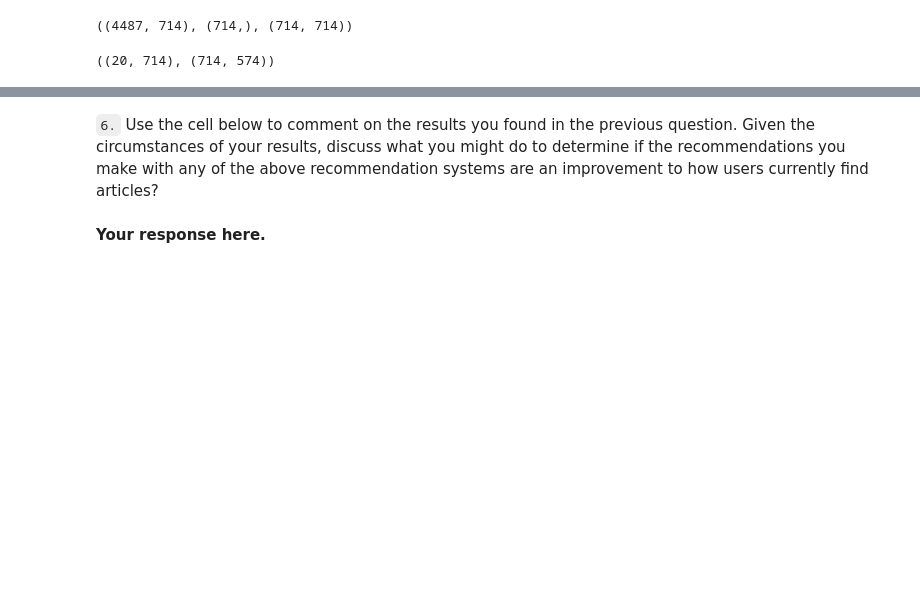
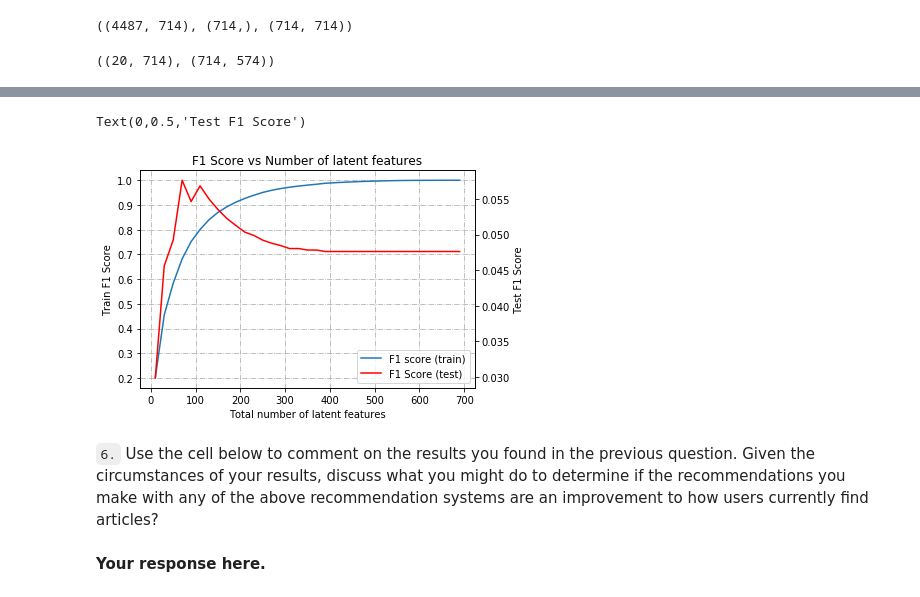
Before and after one commit to anishreddy3/Udacity_Recommendations_IBM, a Jupyter notebook: Recommendations_with_IBM.ipynb, the cells around one changed output, grey strips where cells are left out. Saved outputs shown, nothing was run; the diff lists cells and outputs as text; code cells hidden in the pictures; blank space fills up the shorter version.

```diff
--- a/Recommendations_with_IBM.ipynb
+++ b/Recommendations_with_IBM.ipynb
@@ -796,3 +838,22 @@ f1_test = []
+# %%
+fig, axis1 = plt.subplots()
+axis2 = axis1.twinx()
+
+axis1.plot(num_latent_features, f1_score_train, label = 'F1 score (train)')
+axis2.plot(num_latent_features, f1_score_test, color = 'red', label = 'F1 Score (test)')
+
+handler1, label1 = axis1.get_legend_handles_labels()
+handler2, label2 = axis2.get_legend_handles_labels()
+
+axis1.legend(handler1 + handler2, label1 + label2)
+axis1.set_title('F1 Score vs Number of latent features')
+axis1.grid(linestyle = '-.')
+axis1.set_xlabel('Total number of latent features')
+axis1.set_ylabel('Train F1 Score')
+axis2.set_ylabel('Test F1 Score')
+# %% [output]
+Text(0,0.5,'Test F1 Score')
+[figure, added]
 # %% [markdown]
 `6.` Use the cell below to comment on the results you found in the previous question. Given the circumstances of your results, discuss what you might do to determine if the recommendations you make with any of the above recommendation systems are an improvement to how users currently find articles?
 # %% [markdown]
```
Also changed, not shown: parts of 16 cells of this notebook, 5 other files.
